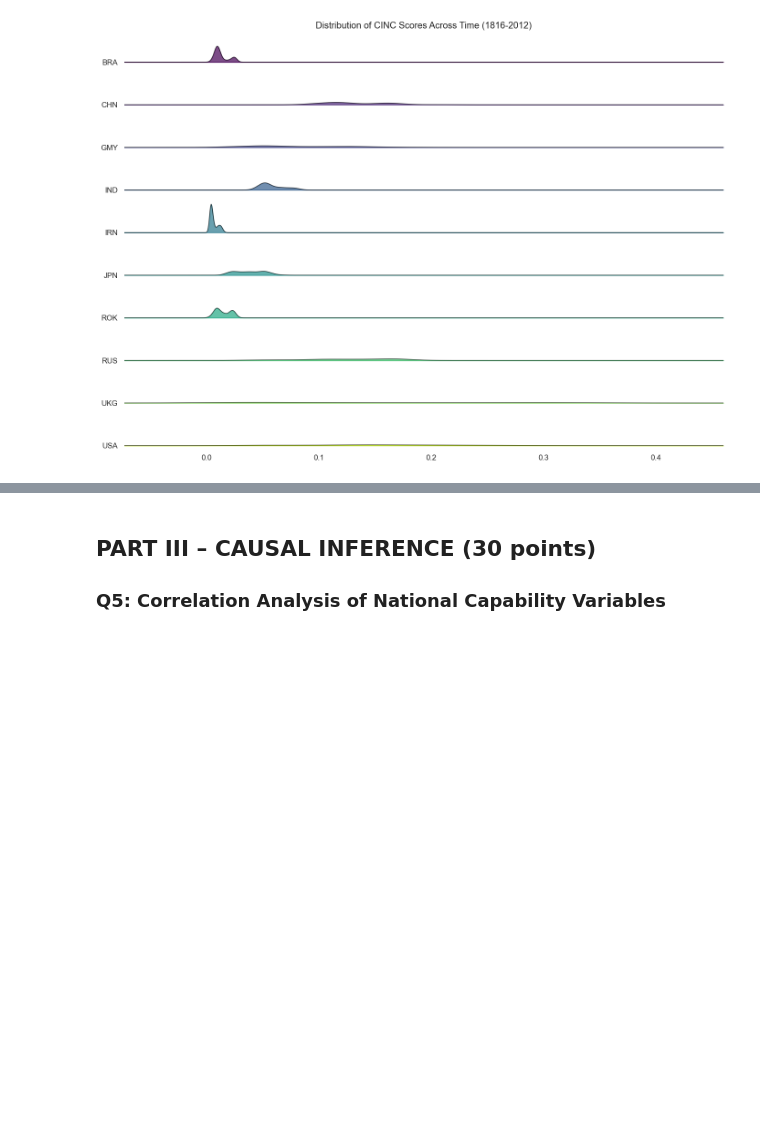
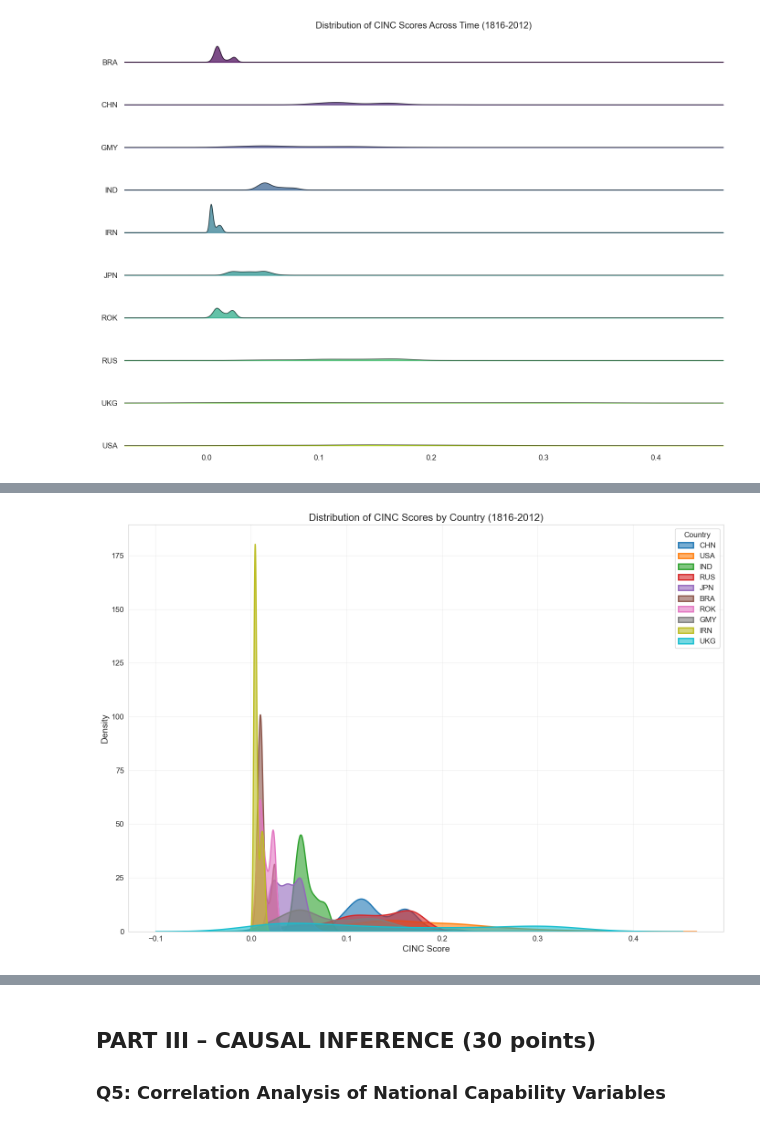
Before and after one commit to mbengue1/long-lab-1-240, a Jupyter notebook: correlates_of_war_analysis.ipynb, the cells around one changed output, grey strips where cells are left out. Saved outputs shown, nothing was run; the diff lists cells and outputs as text; code cells hidden in the pictures; blank space fills up the shorter version.

```diff
--- a/correlates_of_war_analysis.ipynb
+++ b/correlates_of_war_analysis.ipynb
@@ -598,0 +563,95 @@ plt.show()
+# %%
+# Quantitative Distribution Analysis with KDE Plot
+
+
+# Sort countries by their 2012 CINC score (descending)
+countries_ordered = top10_countries.sort_values('cinc', ascending=False)['stateabb'].tolist()
+print(f"Countries ordered by 2012 CINC score (descending): {', '.join(countries_ordered)}")
+
+# dataFrame to store distribution statistics for each country
+distribution_stats = pd.DataFrame(columns=['Country', 'Mean', 'Median', 'StdDev', 'Min', 'Max', 'Q1', 'Q3', 'Skewness'])
+
+# calc distribution statistics for each country
+stats_list = []  # ist to store all statistics dictionaries
+
+for country in countries_ordered:
+    country_data = top10_timeseries[top10_timeseries['stateabb'] == country]['cinc'].dropna()
+
+    if len(country_data) > 0:
+        # calc skewness (positive = right skewed, negative = left skewed)
+        skewness = (country_data.mean() - country_data.median()) / country_data.std() if country_data.std() > 0 else 0
+
+        # Add stats to list
+        stats_list.append({
+            'Country': country,
+            'Mean': country_data.mean(),
+            'Median': country_data.median(),
+            'StdDev': country_data.std(),
+            'Min': country_data.min(),
+            'Max': country_data.max(),
+            'Q1': country_data.quantile(0.25),
+            'Q3': country_data.quantile(0.75),
+            'Skewness': skewness
+        })
+
+distribution_stats = pd.DataFrame(stats_list)
+
+# display the distribution statistics
+print("\nDISTRIBUTION STATISTICS FOR TOP 10 COUNTRIES:")
+print("=" * 80)
+print(distribution_stats.to_string(index=False, float_format=lambda x: f"{x:.6f}"))
+
+# distribution shapes based on skewness
+print("\nDISTRIBUTION SHAPE ANALYSIS:")
+print("=" * 80)
+for _, row in distribution_stats.iterrows():
+    country = row['Country']
+    skewness = row['Skewness']
+    shape = "Symmetric" if abs(skewness) < 0.2 else "Right-skewed (recent rise)" if skewness > 0 else "Left-skewed (historical peak)"
+    print(f"{country}: Skewness = {skewness:.4f} → {shape}")
+
+# recent vs historical trends
+print("\nHISTORICAL VS RECENT TRENDS:")
+print("=" * 80)
+for country in countries_ordered:
+    country_data = top10_timeseries[top10_timeseries['stateabb'] == country]['cinc'].dropna()
+    if len(country_data) > 0:
+        country_years = top10_timeseries[top10_timeseries['stateabb'] == country]['year'].values
+        country_cinc = country_data.values
+        # create a Series with year as index
+        country_series = pd.Series(country_cinc, index=country_years)
+
+        # calc historical (pre-2000) and recent (2000+) means
+        historical = country_series[country_series.index < 2000]
+        recent = country_series[country_series.index >= 2000]
+
+        if len(historical) > 0 and len(recent) > 0:
+            hist_mean = historical.mean()
+            recent_mean = recent.mean()
+            change_pct = ((recent_mean - hist_mean) / hist_mean * 100) if hist_mean > 0 else float('inf')
+            trend = "Rising" if recent_mean > hist_mean else "Declining"
+            print(f"{country}: Historical mean = {hist_mean:.6f}, Recent mean = {recent_mean:.6f}, Change = {change_pct:.1f}% → {trend}")
+
+# KDE plot for visual analysis
+plt.figure(figsize=(14, 10))
+
+for country in countries_ordered:
+    country_data = top10_timeseries[top10_timeseries['stateabb'] == country]['cinc'].dropna()
+
+    # Create kde plot
+    sns.kdeplot(
+        data=country_data,
+        fill=True,
+        alpha=0.6,
+        label=country,
+        linewidth=2
+    )
+
+plt.title('Distribution of CINC Scores by Country (1816-2012)', fontsize=16)
+plt.xlabel('CINC Score', fontsize=14)
+plt.ylabel('Density', fontsize=14)
+plt.legend(title='Country', fontsize=12)
+plt.grid(True, alpha=0.3)
+plt.tight_layout()
+plt.show()
+# %% [output]
@@ -599 +675,2 @@ plt.show()
+[figure, added]
 # %% [markdown]
```
Also changed, not shown: parts of 35 cells of this notebook.
